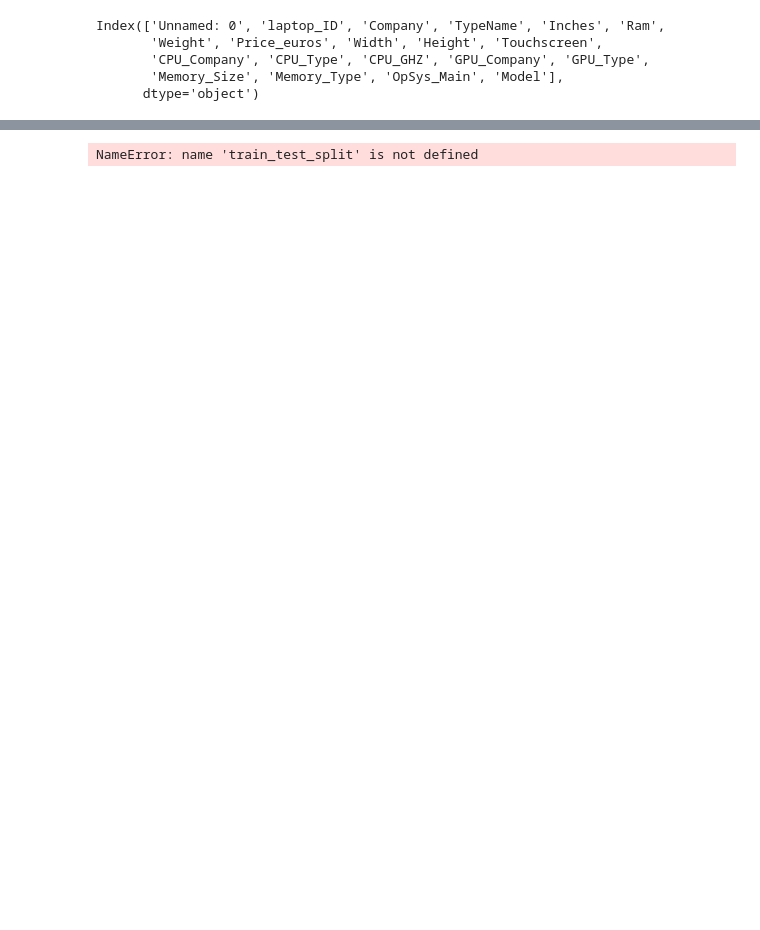
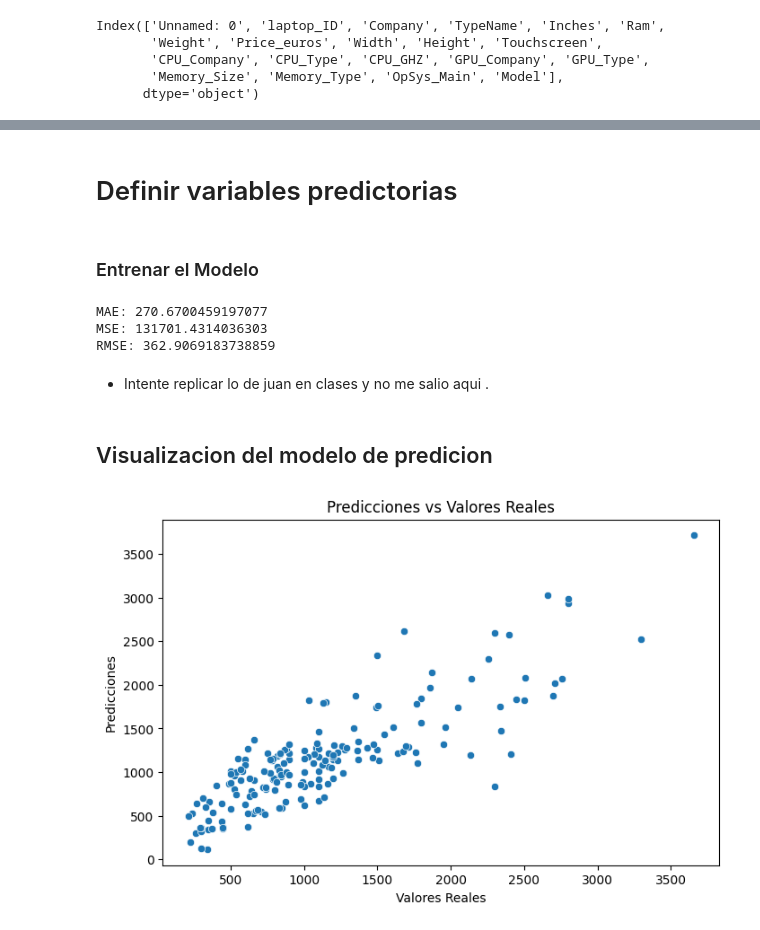
Before and after one commit to andreszaragoza/Train_Eda, a Jupyter notebook: notebooks/Analisis.ipynb, the cells around one changed output, grey strips where cells are left out. Drawn from its saved outputs; the diff is of its cells as text; code cells hidden in the pictures; blank space fills up the shorter version.

```diff
--- a/notebooks/Analisis.ipynb
+++ b/notebooks/Analisis.ipynb
@@ -611,0 +536,2 @@ array([[0.35492228],
+# %% [markdown]
+# Definir variables predictorias
@@ -612,4 +543,46 @@ array([[0.35492228],
+# %%
+X = df[['Inches', 'Ram', 'Weight', 'Width', 'Height', 'CPU_GHZ', 'Memory_Size']]
+y = df['Price_euros']
+# %% [markdown]
+### Entrenar el Modelo
 # %%
-X_train, X_test, y_train, y_test = train_test_split(X, y, test_size=0.2, shuffle=True, random_state=42)
+X_train, X_test, y_train, y_test = train_test_split(X, y, test_size=0.2, random_state=42)
+
+# Crear y entrenar modelo de regresión lineal
+model = LinearRegression()
+model.fit(X_train, y_train)
+
+# Predicciones
+y_pred = model.predict(X_test)
-# %% [output]
-NameError: name 'train_test_split' is not defined
+# %%
+model = LinearRegression()
+model.fit(X_train, y_train)
+
+# Predicciones
+y_pred = model.predict(X_test)
+
+# Evaluación del modelo
+mae = mean_absolute_error(y_test, y_pred)
+mse = mean_squared_error(y_test, y_pred)
+rmse = np.sqrt(mse)
+
+print(f"MAE: {mae}")
+print(f"MSE: {mse}")
+print(f"RMSE: {rmse}")
+# %% [output]
+MAE: 270.6700459197077
+MSE: 131701.4314036303
+RMSE: 362.9069183738859
+# %% [markdown]
+- Intente replicar lo de juan en clases y no me salio aqui .
+# %% [markdown]
+## Visualizacion del modelo de predicion
+# %%
+plt.figure(figsize=(8,5))
+sns.scatterplot(x=y_test, y=y_pred)
+plt.xlabel('Valores Reales')
+plt.ylabel('Predicciones')
+plt.title('Predicciones vs Valores Reales')
+plt.show()
+# %% [output]
+[figure, added]
```
Also changed, not shown: parts of 18 cells of this notebook, 4 other files.
